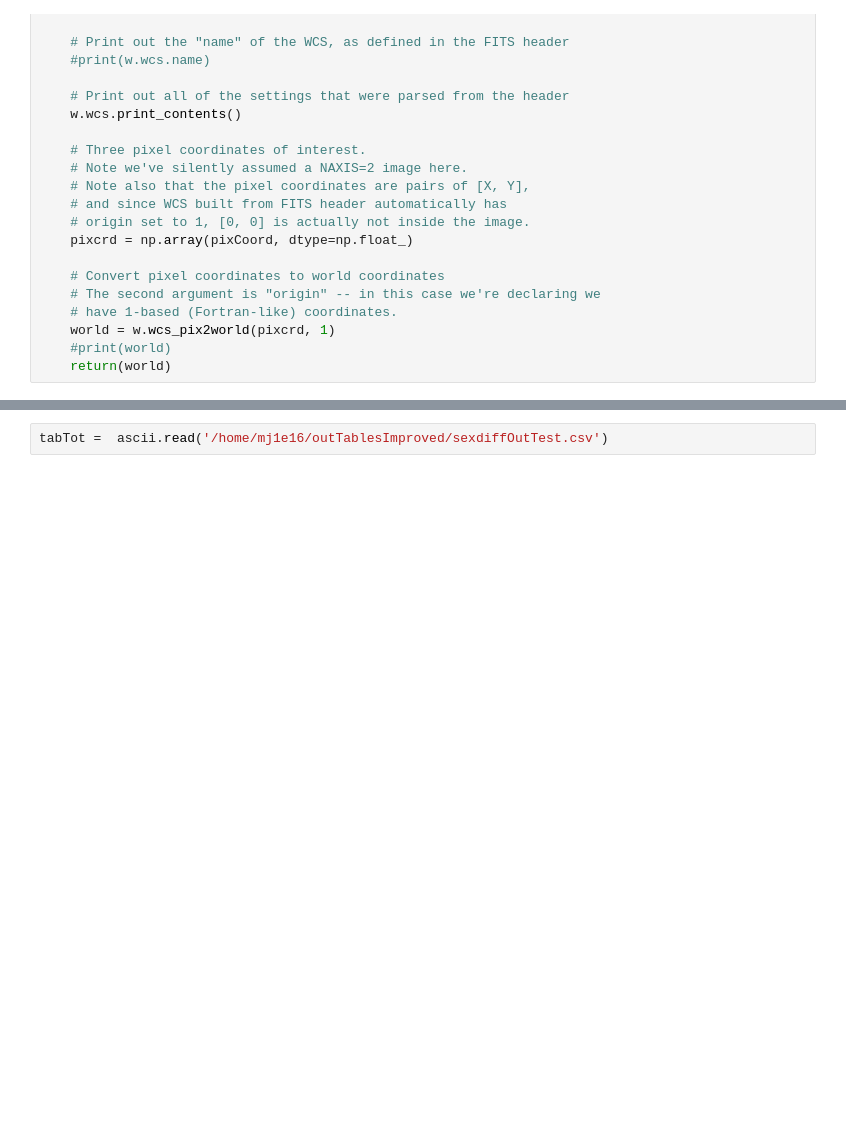
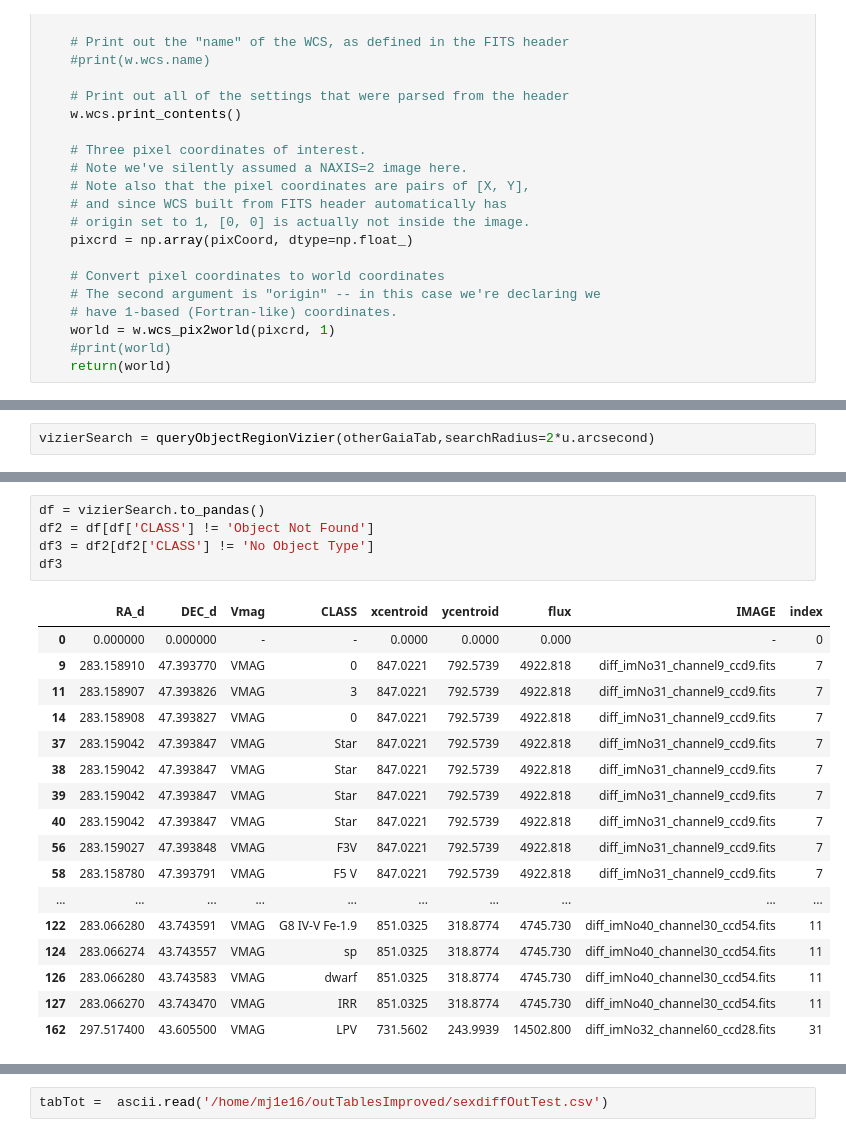
Before and after one commit to mj1e16lsst/keplerPhotometry, a Jupyter notebook: gaiaSearching.ipynb, the cells around one changed output, grey strips where cells are left out. Drawn from its saved outputs; the diff is of its cells as text; blank space fills up the shorter version.

```diff
--- a/gaiaSearching.ipynb
+++ b/gaiaSearching.ipynb
@@ -163,0 +232,2 @@ def queryObjectRegion(outputTable,searchRadius=15*u.arcsecond):
+# %%
+vizierSearch = queryObjectRegionVizier(otherGaiaTab,searchRadius=2*u.arcsecond)
@@ -163,0 +280,23 @@ def queryObjectRegion(outputTable,searchRadius=15*u.arcsecond):
+# %%
+df = vizierSearch.to_pandas()
+df2 = df[df['CLASS'] != 'Object Not Found']
+df3 = df2[df2['CLASS'] != 'No Object Type']
+df3
+# %% [output]
+|  | RA_d | DEC_d | Vmag | CLASS | xcentroid | ycentroid | flux | IMAGE | index |
+| 0 | 0.000000 | 0.000000 | - | - | 0.0000 | 0.0000 | 0.000 | - | 0 |
+| 9 | 283.158910 | 47.393770 | VMAG | 0 | 847.0221 | 792.5739 | 4922.818 | diff_imNo31_channel9_ccd9.fits | 7 |
+| 11 | 283.158907 | 47.393826 | VMAG | 3 | 847.0221 | 792.5739 | 4922.818 | diff_imNo31_channel9_ccd9.fits | 7 |
+| 14 | 283.158908 | 47.393827 | VMAG | 0 | 847.0221 | 792.5739 | 4922.818 | diff_imNo31_channel9_ccd9.fits | 7 |
+| 37 | 283.159042 | 47.393847 | VMAG | Star | 847.0221 | 792.5739 | 4922.818 | diff_imNo31_channel9_ccd9.fits | 7 |
+| 38 | 283.159042 | 47.393847 | VMAG | Star | 847.0221 | 792.5739 | 4922.818 | diff_imNo31_channel9_ccd9.fits | 7 |
+| 39 | 283.159042 | 47.393847 | VMAG | Star | 847.0221 | 792.5739 | 4922.818 | diff_imNo31_channel9_ccd9.fits | 7 |
+| 40 | 283.159042 | 47.393847 | VMAG | Star | 847.0221 | 792.5739 | 4922.818 | diff_imNo31_channel9_ccd9.fits | 7 |
+| 56 | 283.159027 | 47.393848 | VMAG | F3V | 847.0221 | 792.5739 | 4922.818 | diff_imNo31_channel9_ccd9.fits | 7 |
+| 58 | 283.158780 | 47.393791 | VMAG | F5 V | 847.0221 | 792.5739 | 4922.818 | diff_imNo31_channel9_ccd9.fits | 7 |
+| ... | ... | ... | ... | ... | ... | ... | ... | ... | ... |
+| 122 | 283.066280 | 43.743591 | VMAG | G8 IV-V Fe-1.9 | 851.0325 | 318.8774 | 4745.730 | diff_imNo40_channel30_ccd54.fits | 11 |
+| 124 | 283.066274 | 43.743557 | VMAG | sp | 851.0325 | 318.8774 | 4745.730 | diff_imNo40_channel30_ccd54.fits | 11 |
+| 126 | 283.066280 | 43.743583 | VMAG | dwarf | 851.0325 | 318.8774 | 4745.730 | diff_imNo40_channel30_ccd54.fits | 11 |
+| 127 | 283.066270 | 43.743470 | VMAG | IRR | 851.0325 | 318.8774 | 4745.730 | diff_imNo40_channel30_ccd54.fits | 11 |
+| 162 | 297.517400 | 43.605500 | VMAG | LPV | 731.5602 | 243.9939 | 14502.800 | diff_imNo32_channel60_ccd28.fits | 31 |
```
Also changed, not shown: parts of 18 cells of this notebook.
